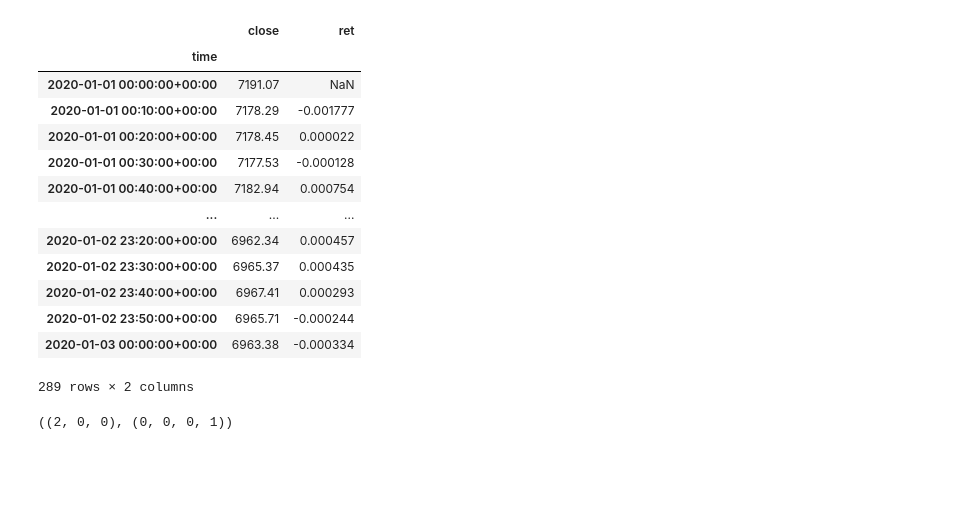
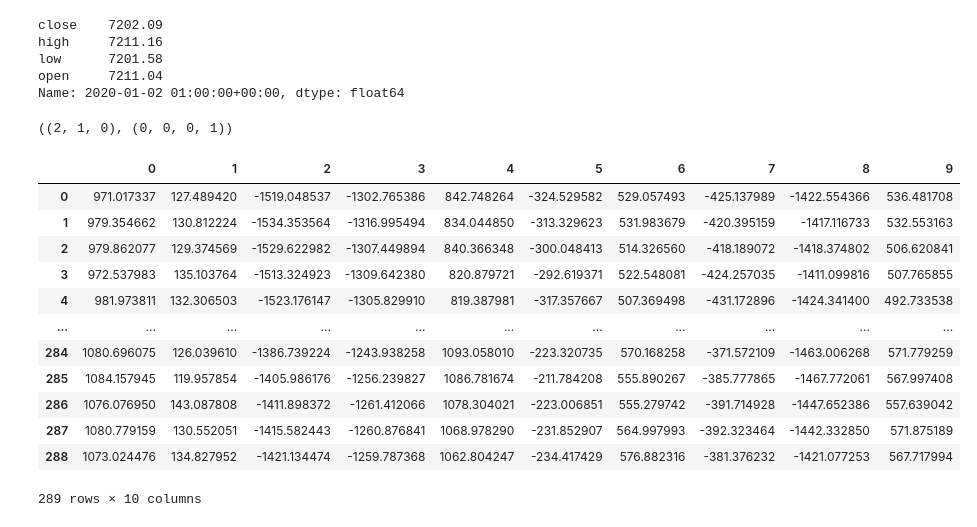
Before and after one commit to Bin1711/Binance, a Jupyter notebook: simulation_test.ipynb, the cells around one changed output. Drawn from its saved outputs; the diff is of its cells as text; code cells hidden in the pictures; blank space fills up the shorter version.

```diff
--- a/simulation_test.ipynb
+++ b/simulation_test.ipynb
@@ -42,34 +44,41 @@ Authentication successful.
 # %%
 dt = pd.DataFrame()
 dt['close'] = raw_data['BTCUSDT']['close']
-dt['ret'] = raw_data['BTCUSDT']['close'].pct_change()
-dt
+dt['high'] = raw_data['BTCUSDT']['high']
+dt['low'] = raw_data['BTCUSDT']['low']
+dt['open'] = raw_data['BTCUSDT']['open']
+dt.iloc[150]
 # %% [output]
-|  | close | ret |
-| time |  |  |
-| 2020-01-01 00:00:00+00:00 | 7191.07 | NaN |
-| 2020-01-01 00:10:00+00:00 | 7178.29 | -0.001777 |
-| 2020-01-01 00:20:00+00:00 | 7178.45 | 0.000022 |
-| 2020-01-01 00:30:00+00:00 | 7177.53 | -0.000128 |
-| 2020-01-01 00:40:00+00:00 | 7182.94 | 0.000754 |
-| ... | ... | ... |
-| 2020-01-02 23:20:00+00:00 | 6962.34 | 0.000457 |
-| 2020-01-02 23:30:00+00:00 | 6965.37 | 0.000435 |
-| 2020-01-02 23:40:00+00:00 | 6967.41 | 0.000293 |
-| 2020-01-02 23:50:00+00:00 | 6965.71 | -0.000244 |
-| 2020-01-03 00:00:00+00:00 | 6963.38 | -0.000334 |
-289 rows × 2 columns
+close    7202.09
+high     7211.16
+low      7201.58
+open     7211.04
+Name: 2020-01-02 01:00:00+00:00, dtype: float64
 # %%
-order, seasonal_order = simulatedata.get_order(dt['ret'][1:])
+order, seasonal_order = simulatedata.get_order(dt['open'][1:])
 order, seasonal_order
 # %% [output]
-((2, 0, 0), (0, 0, 0, 1))
+((2, 1, 0), (0, 0, 0, 1))
 # %%
 if sum(seasonal_order) == 1: seasonal_order = (0, 0, 0, 0)
-model_params = simulatedata.fit_sarima(dt['ret'][1:], order, seasonal_order)
+model_params = simulatedata.fit_sarima(dt['open'][1:], order, seasonal_order)
 # %%
-t = simulatedata.simulate_sarima(dt['ret'][1:], order, seasonal_order, model_params, len(dt), 10)
+t = simulatedata.simulate_sarima(dt['open'][1:], order, seasonal_order, model_params, len(dt), 10)
 t
+# %% [output]
+|  | 0 | 1 | 2 | 3 | 4 | 5 | 6 | 7 | 8 | 9 |
+| 0 | 971.017337 | 127.489420 | -1519.048537 | -1302.765386 | 842.748264 | -324.529582 | 529.057493 | -425.137989 | -1422.554366 | 536.481708 |
+| 1 | 979.354662 | 130.812224 | -1534.353564 | -1316.995494 | 834.044850 | -313.329623 | 531.983679 | -420.395159 | -1417.116733 | 532.553163 |
+| 2 | 979.862077 | 129.374569 | -1529.622982 | -1307.449894 | 840.366348 | -300.048413 | 514.326560 | -418.189072 | -1418.374802 | 506.620841 |
+| 3 | 972.537983 | 135.103764 | -1513.324923 | -1309.642380 | 820.879721 | -292.619371 | 522.548081 | -424.257035 | -1411.099816 | 507.765855 |
+| 4 | 981.973811 | 132.306503 | -1523.176147 | -1305.829910 | 819.387981 | -317.357667 | 507.369498 | -431.172896 | -1424.341400 | 492.733538 |
+| ... | ... | ... | ... | ... | ... | ... | ... | ... | ... | ... |
+| 284 | 1080.696075 | 126.039610 | -1386.739224 | -1243.938258 | 1093.058010 | -223.320735 | 570.168258 | -371.572109 | -1463.006268 | 571.779259 |
+| 285 | 1084.157945 | 119.957854 | -1405.986176 | -1256.239827 | 1086.781674 | -211.784208 | 555.890267 | -385.777865 | -1467.772061 | 567.997408 |
+| 286 | 1076.076950 | 143.087808 | -1411.898372 | -1261.412066 | 1078.304021 | -223.006851 | 555.279742 | -391.714928 | -1447.652386 | 557.639042 |
+| 287 | 1080.779159 | 130.552051 | -1415.582443 | -1260.876841 | 1068.978290 | -231.852907 | 564.997993 | -392.323464 | -1442.332850 | 571.875189 |
+| 288 | 1073.024476 | 134.827952 | -1421.134474 | -1259.787368 | 1062.804247 | -234.417429 | 576.882316 | -381.376232 | -1421.077253 | 567.717994 |
+289 rows × 10 columns
 # %%
 simulated_price_data = simulatedata.construct_price_series(t, dt['close'][0], dt.index[0], freq)
 # %%
```
Also changed, not shown: parts of 2 cells of this notebook, 3 other files.
